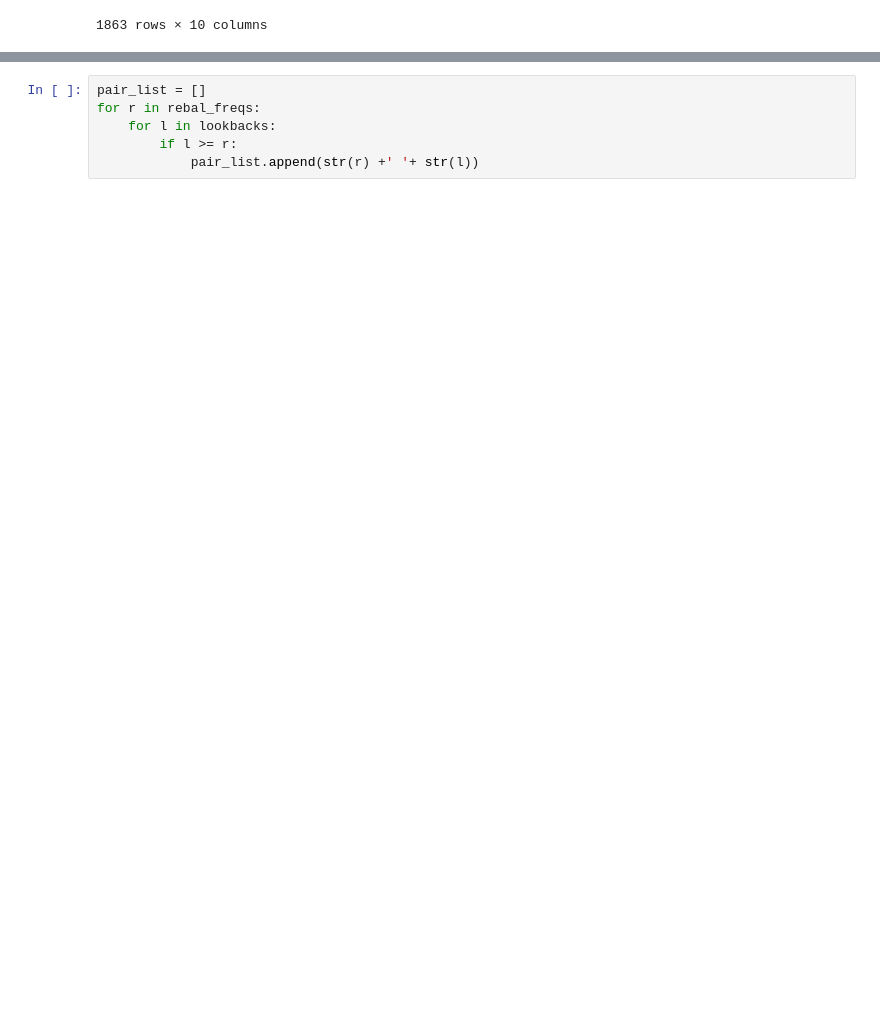
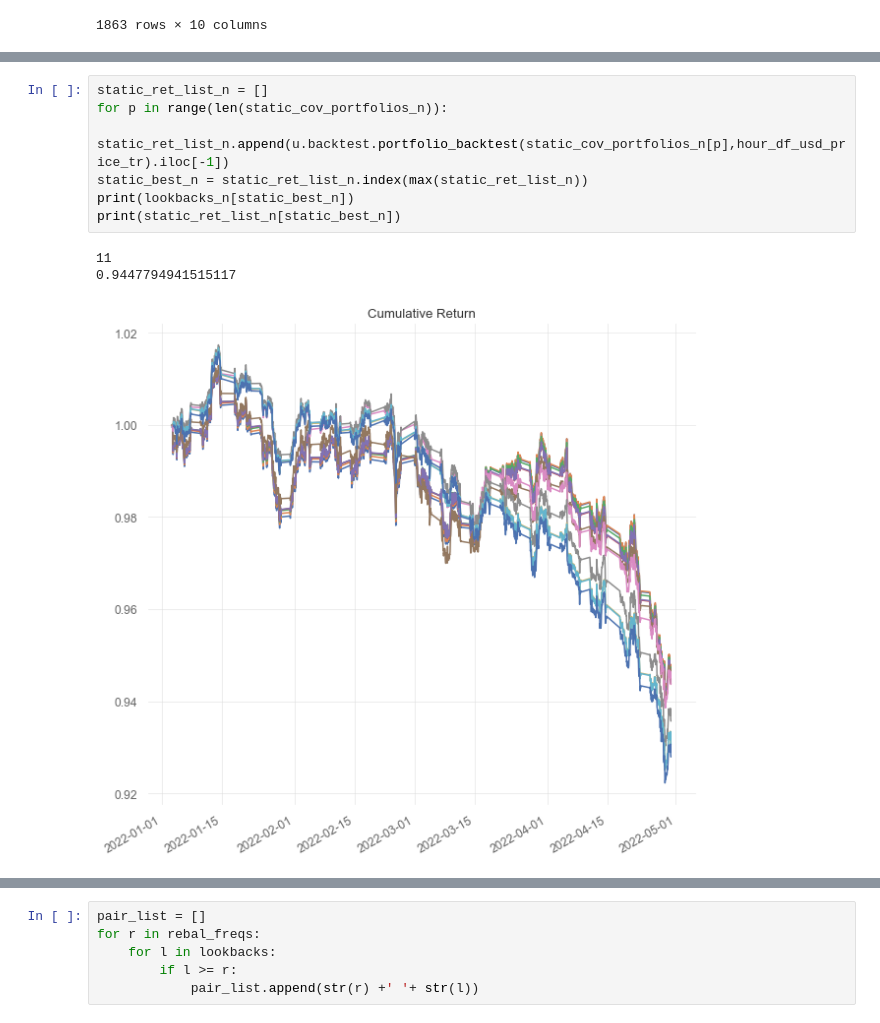
Before and after one commit to thEKurz/Reinforcment_Learning_FX, a Jupyter notebook: Data_Exploration.ipynb, the cells around one changed output, grey strips where cells are left out. Drawn from its saved outputs; the diff is of its cells as text; blank space fills up the shorter version.

```diff
--- a/Data_Exploration.ipynb
+++ b/Data_Exploration.ipynb
@@ -302,0 +321,11 @@ hour_df_usd_price_tr
+# %%
+static_ret_list_n = []
+for p in range(len(static_cov_portfolios_n)):
+    static_ret_list_n.append(u.backtest.portfolio_backtest(static_cov_portfolios_n[p],hour_df_usd_price_tr).iloc[-1])
+static_best_n = static_ret_list_n.index(max(static_ret_list_n))
+print(lookbacks_n[static_best_n])
+print(static_ret_list_n[static_best_n])
+# %% [output]
+11
+0.9447794941515117
+[figure, added]
```
Also changed, not shown: parts of 30 cells of this notebook.
